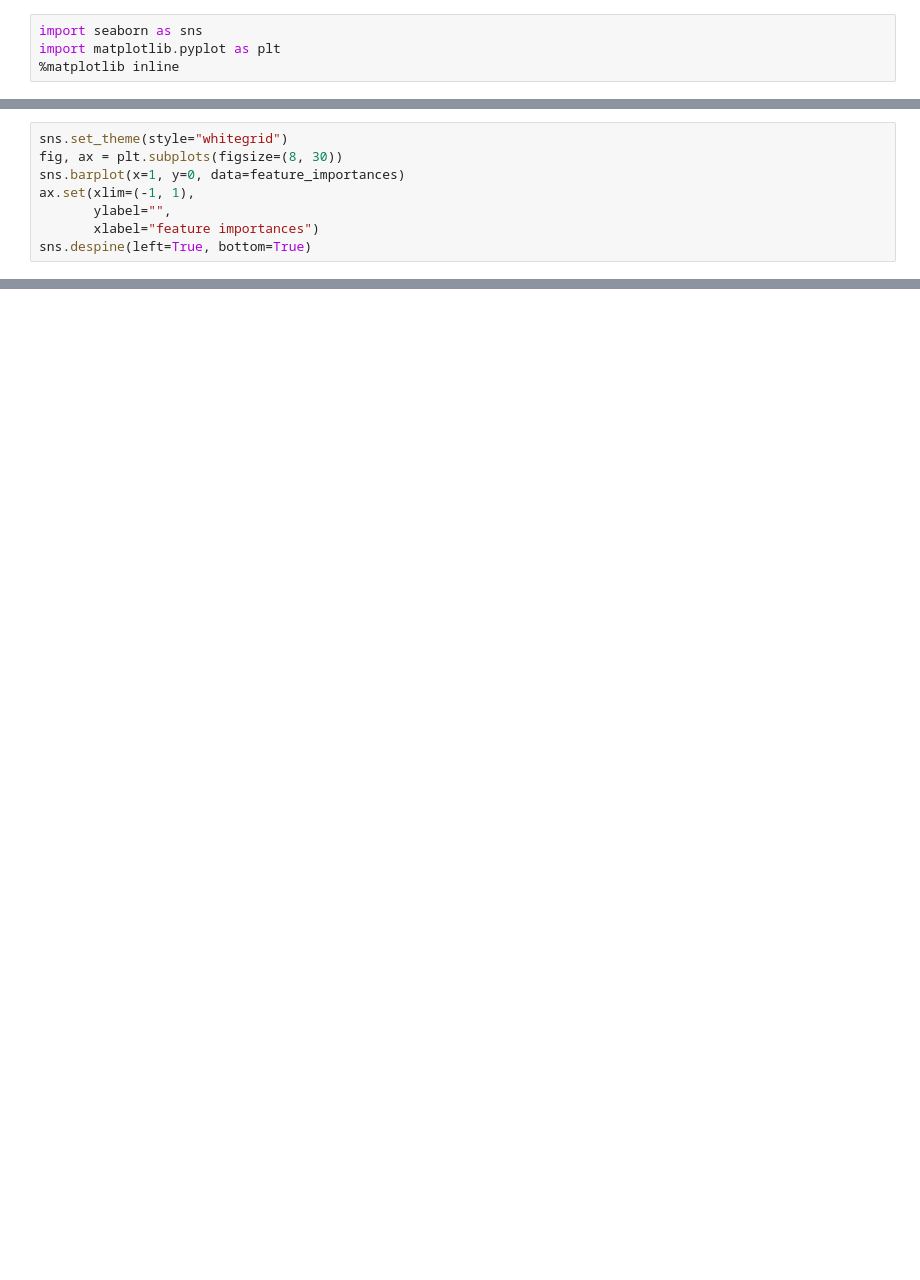
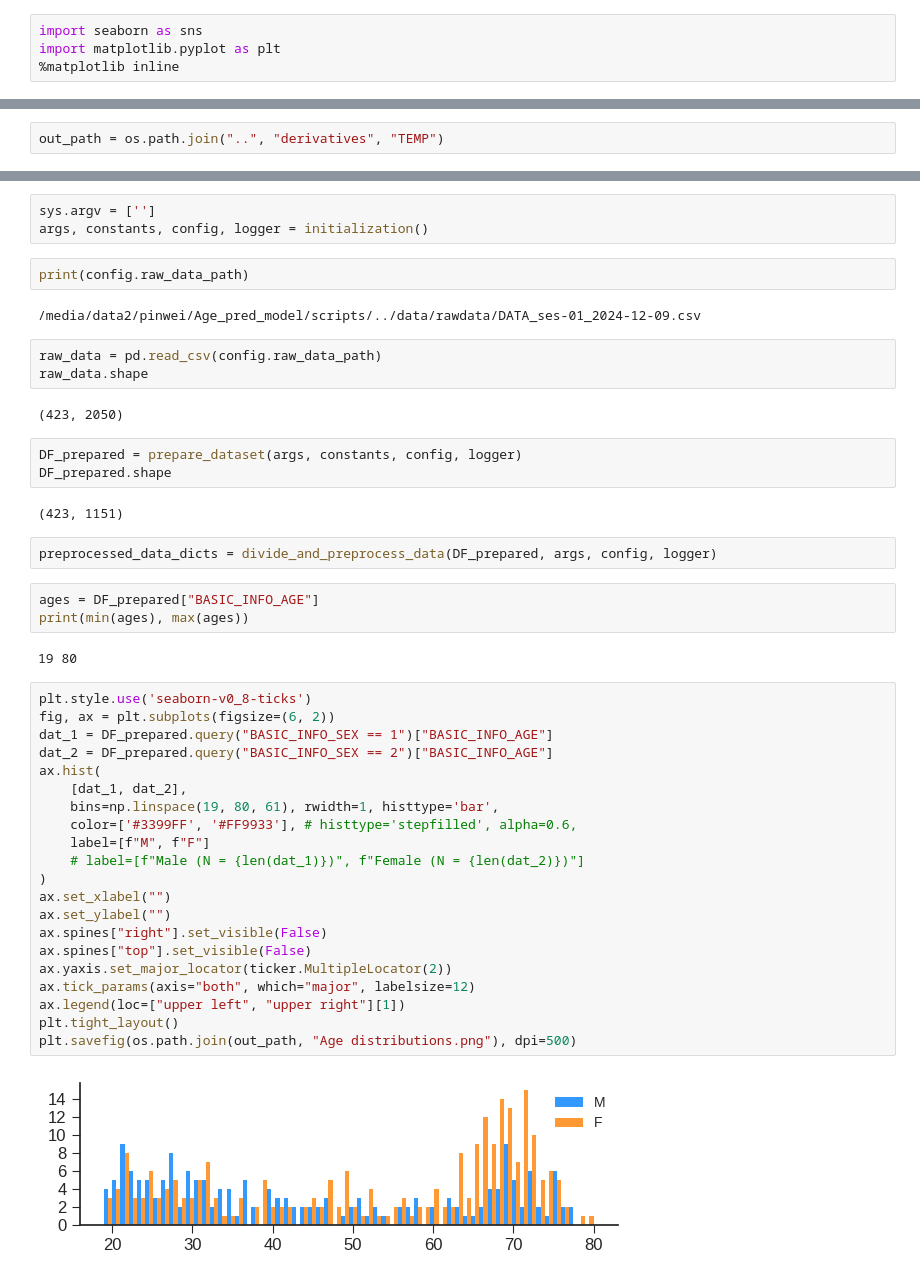
Before and after one commit to Pin-Wei/Quanta-project, a Jupyter notebook: tmp/check_and_test.ipynb, the cells around one changed output, grey strips where cells are left out. Drawn from its saved outputs; the diff is of its cells as text; blank space fills up the shorter version.

Commit message:
Draw some pretty figures for poster presentation with tmp/check_and_test.ipynb

```diff
--- a/tmp/check_and_test.ipynb
+++ b/tmp/check_and_test.ipynb
@@ -481,8 +15,0 @@ len(feature_importances)
-# %%
-sns.set_theme(style="whitegrid")
-fig, ax = plt.subplots(figsize=(8, 30))
-sns.barplot(x=1, y=0, data=feature_importances)
-ax.set(xlim=(-1, 1),
-       ylabel="",
-       xlabel="feature importances")
-sns.despine(left=True, bottom=True)
@@ -532,0 +24,2 @@ def create_annot_mat(cormat, p_stacked, fdr):
+# %%
+out_path = os.path.join("..", "derivatives", "TEMP")
@@ -532,0 +35,47 @@ def create_annot_mat(cormat, p_stacked, fdr):
+# %%
+sys.argv = ['']
+args, constants, config, logger = initialization()
+# %%
+print(config.raw_data_path)
+# %% [output]
+/media/data2/pinwei/Age_pred_model/scripts/../data/rawdata/DATA_ses-01_2024-12-09.csv
+# %%
+raw_data = pd.read_csv(config.raw_data_path)
+raw_data.shape
+# %% [output]
+(423, 2050)
+# %%
+DF_prepared = prepare_dataset(args, constants, config, logger)
+DF_prepared.shape
+# %% [output]
+(423, 1151)
+# %%
+preprocessed_data_dicts = divide_and_preprocess_data(DF_prepared, args, config, logger)
+# %%
+ages = DF_prepared["BASIC_INFO_AGE"]
+print(min(ages), max(ages))
+# %% [output]
+19 80
+# %%
+plt.style.use('seaborn-v0_8-ticks')
+fig, ax = plt.subplots(figsize=(6, 2))
+dat_1 = DF_prepared.query("BASIC_INFO_SEX == 1")["BASIC_INFO_AGE"]
+dat_2 = DF_prepared.query("BASIC_INFO_SEX == 2")["BASIC_INFO_AGE"]
+ax.hist(
+    [dat_1, dat_2],
+    bins=np.linspace(19, 80, 61), rwidth=1, histtype='bar',
+    color=['#3399FF', '#FF9933'], # histtype='stepfilled', alpha=0.6,
+    label=[f"M", f"F"]
+    # label=[f"Male (N = {len(dat_1)})", f"Female (N = {len(dat_2)})"]
+)
+ax.set_xlabel("")
+ax.set_ylabel("")
+ax.spines["right"].set_visible(False)
+ax.spines["top"].set_visible(False)
+ax.yaxis.set_major_locator(ticker.MultipleLocator(2))
+ax.tick_params(axis="both", which="major", labelsize=12)
+ax.legend(loc=["upper left", "upper right"][1])
+plt.tight_layout()
+plt.savefig(os.path.join(out_path, "Age distributions.png"), dpi=500)
+# %% [output]
+[figure, added]
```
Also changed, not shown: parts of 104 cells of this notebook, 5 other files.
